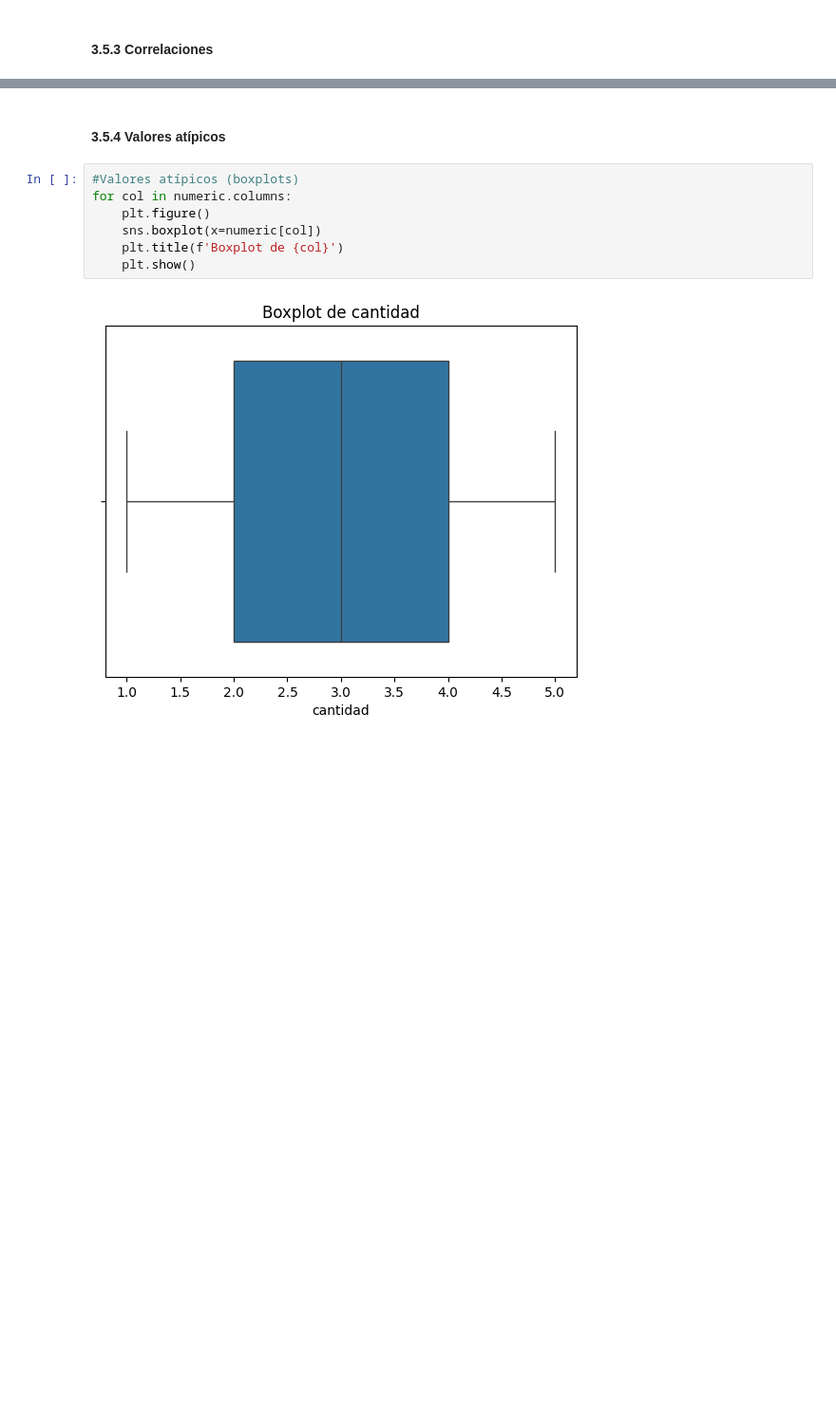
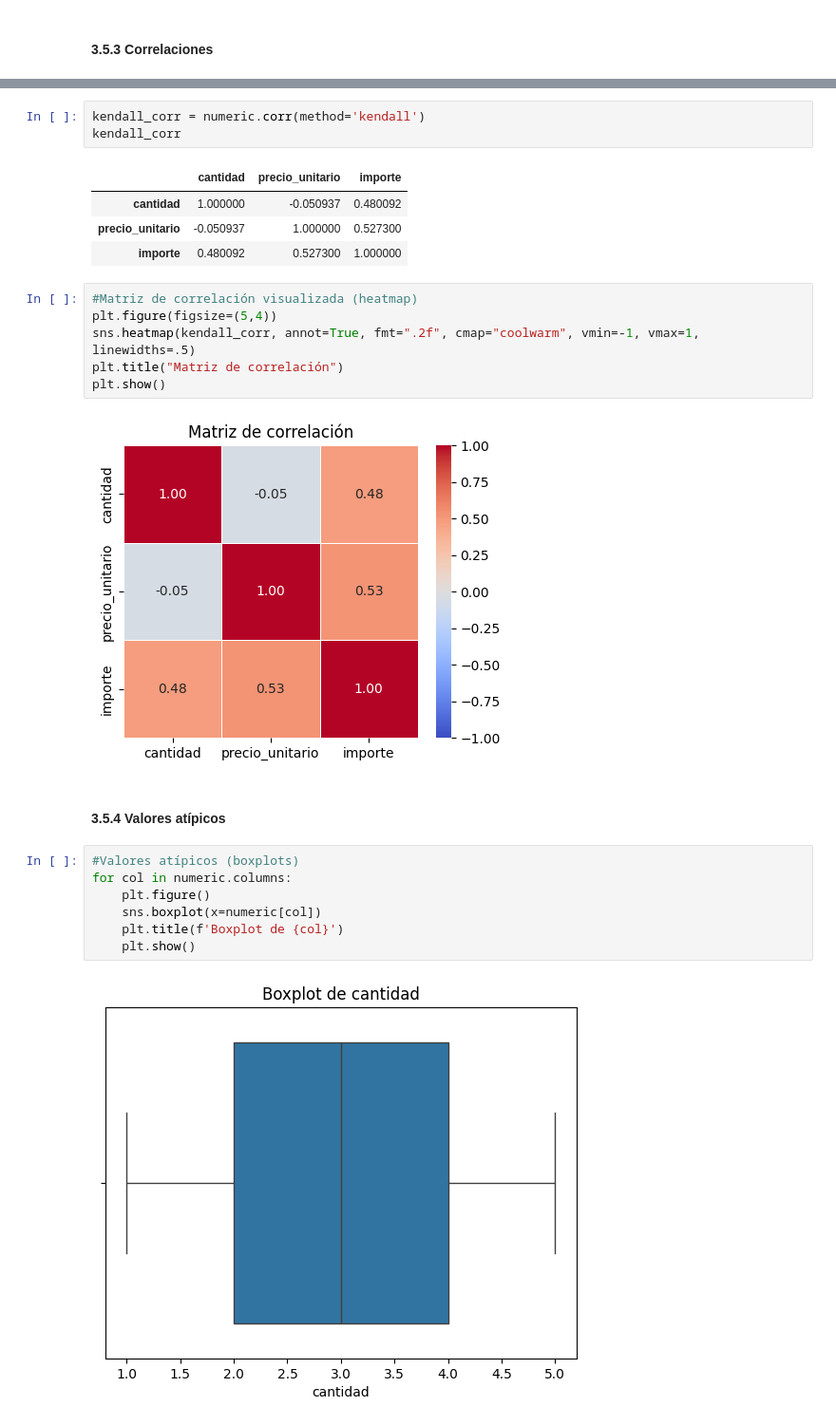
Before and after one commit to jperez-xcvi/guayerd_ia, a Jupyter notebook: aurelion.ipynb, the cells around one changed output, grey strips where cells are left out. Shown at 95% size. Saved outputs shown, nothing was run; the diff lists cells and outputs as text; blank space fills up the shorter version.

```diff
--- a/aurelion.ipynb
+++ b/aurelion.ipynb
@@ -178,3 +209,19 @@ plt.show()
+# %%
+kendall_corr = numeric.corr(method='kendall')
+kendall_corr
+# %% [output]
+|  | cantidad | precio_unitario | importe |
+| cantidad | 1.000000 | -0.050937 | 0.480092 |
+| precio_unitario | -0.050937 | 1.000000 | 0.527300 |
+| importe | 0.480092 | 0.527300 | 1.000000 |
+# %%
+#Matriz de correlación visualizada (heatmap)
+plt.figure(figsize=(5,4))
+sns.heatmap(kendall_corr, annot=True, fmt=".2f", cmap="coolwarm", vmin=-1, vmax=1, linewidths=.5)
+plt.title("Matriz de correlación")
+plt.show()
+# %% [output]
+[figure, added]
 # %% [markdown]
 #### 3.5.4 Valores atípicos
 # %%
```
Also changed, not shown: parts of 17 cells of this notebook.
